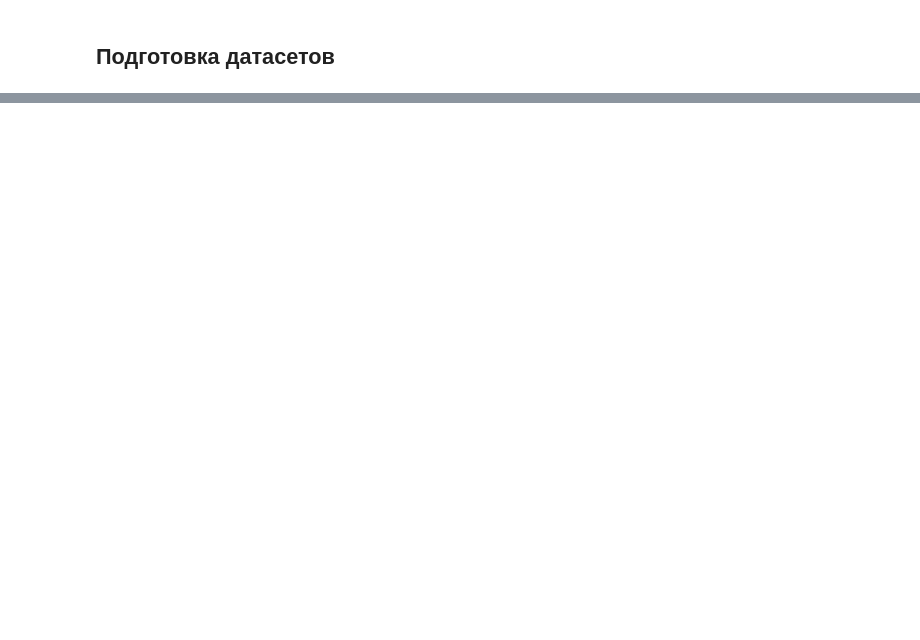
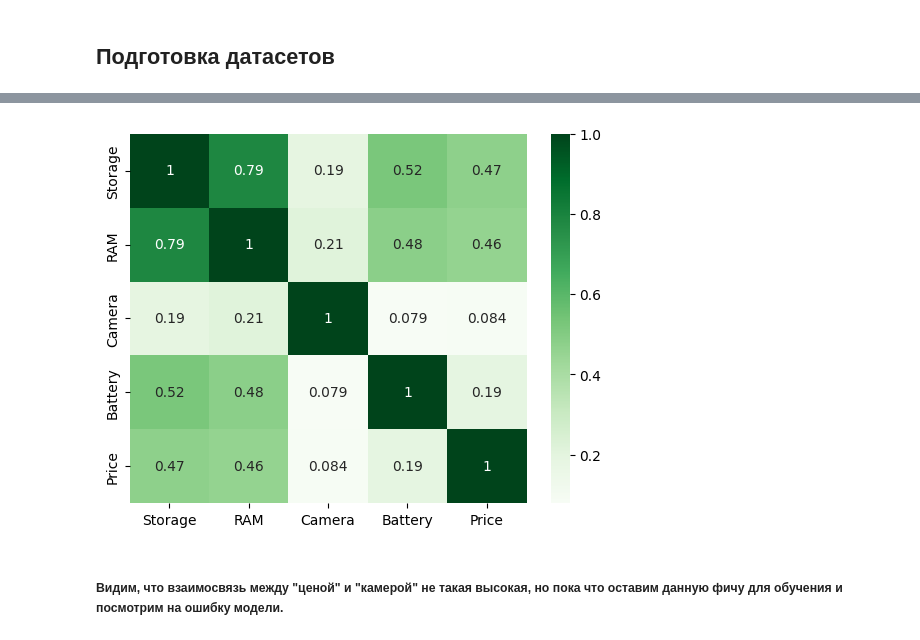
Before and after one commit to shs69/coursework_4_term, a Jupyter notebook: spark.ipynb, the cells around one changed output, grey strips where cells are left out. Drawn from its saved outputs; the diff is of its cells as text; code cells hidden in the pictures; blank space fills up the shorter version.

```diff
--- a/spark.ipynb
+++ b/spark.ipynb
@@ -49,5 +47,0 @@ root
-# %%
-dataset_2 = dataset_2\
-    .drop("Unnamed: 0")\
-    .withColumnRenamed("Brand me", "Phone Name")
-dataset_2
@@ -71,0 +134,14 @@ only showing top 20 rows
+# %%
+columns_4 = ["Name", "Internal storage (GB)", "RAM (MB)", "Rear camera", "Battery capacity (mAh)","Price"]
+dataset_4 = dataset_4.select(columns_4)
+dataset_4 = dataset_4.withColumnRenamed("Battery capacity (mAh)", "Battery")\
+    .withColumnRenamed("RAM (MB)", "RAM")\
+    .withColumnRenamed("Internal Storage (GB)", "Storage")\
+    .withColumnRenamed("Rear camera", "Camera")\
+    .withColumnRenamed("Name", "Phone Name")
+
+dataset_4 = dataset_4.withColumn("RAM", (dataset_4["RAM"] / 1000).cast("integer"))\
+    .withColumn("Storage", dataset_4["Storage"].cast("integer"))\
+    .withColumn("Camera", dataset_4["Camera"].cast("integer"))\
+    .withColumn("Battery", dataset_4["Battery"].cast("integer"))\
+    .withColumn("Price", dataset_4["Price"].cast("integer"))
@@ -71,0 +158,10 @@ only showing top 20 rows
+# %%
+# Объединим теперь наши датасеты в один
+dataset_union = dataset_1.union(dataset_2).union(dataset_3).union(dataset_4).dropDuplicates(["Phone Name"]).na.drop()
+# %%
+# Создадим вектор фич для матрицы корреляций
+corr_features = [x for x in dataset_union.columns if x != "Phone Name"]
+print(corr_features)
+corr_assem = VectorAssembler(inputCols=corr_features, outputCol="features")
+feature_vector_corr = corr_assem.transform(dataset_union)
+feature_vector_corr
@@ -71,0 +187,9 @@ only showing top 20 rows
+# %%
+# Построим матрицу корреляций
+matrix = Correlation.corr(feature_vector_corr, "features").collect()[0][0].toArray()
+sns.heatmap(matrix, xticklabels=corr_features, yticklabels=corr_features, cmap="Greens", annot=True)
+plt.show()
+# %% [output]
+[figure, added]
+# %% [markdown]
+##### Видим, что взаимосвязь между "ценой" и "камерой" не такая высокая, но пока что оставим данную фичу для обучения и посмотрим на ошибку модели.
```
Also changed, not shown: parts of 20 cells of this notebook, 1 other file.
